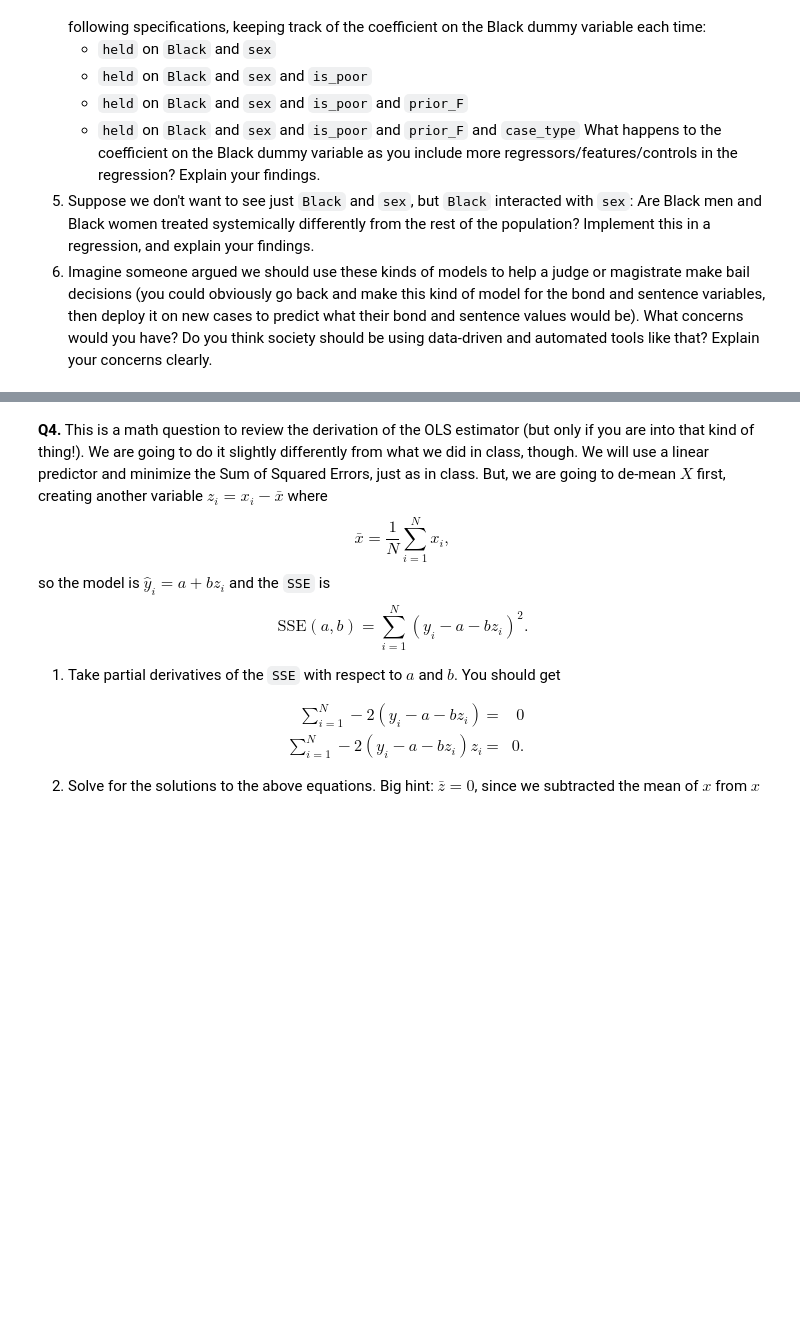
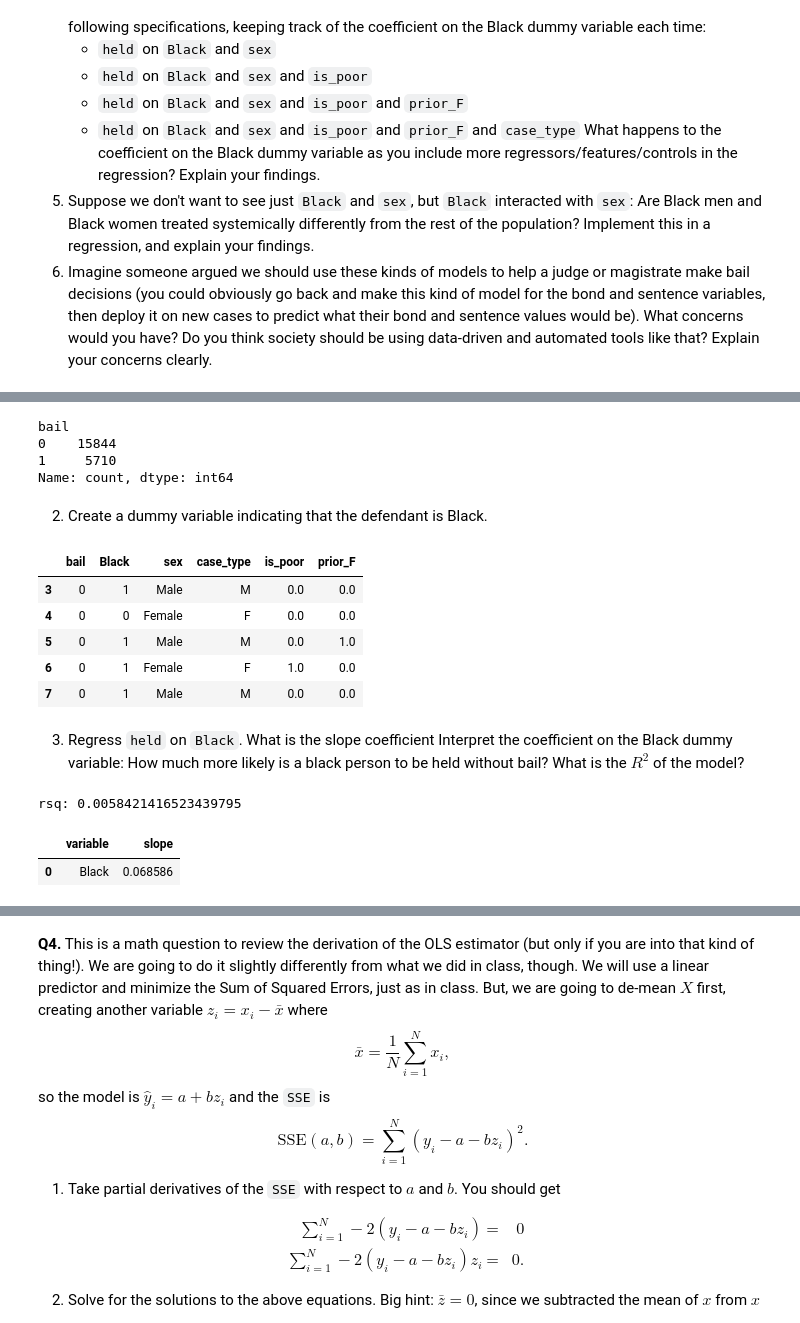
Before and after one commit to rafid-mirza/linearRegression, a Jupyter notebook: assignment.ipynb, the cells around one changed output, grey strips where cells are left out. Drawn from its saved outputs; the diff is of its cells as text; code cells hidden in the pictures; blank space fills up the shorter version.

```diff
--- a/assignment.ipynb
+++ b/assignment.ipynb
@@ -169,0 +289,51 @@ What happens to the coefficient on the Black dummy variable as you include more
+# %%
+# Perform the data transformations and selections
+df2['bail'] = df2['held_wo_bail'].astype(int)
+df2['sex'] = df2['sex'].map({'M': 'Male', 'F': 'Female'})
+df2['Black'] = (df2['race']=='B').astype(int)
+df3 = df2[['bail', 'Black', 'sex', 'case_type', 'is_poor', 'prior_F']].dropna()
+
+# Check the distribution of values in the 'bail_status' column
+bail_status_distribution = df3['bail'].value_counts()
+
+bail_status_distribution
+# %% [output]
+bail
+0    15844
+1     5710
+Name: count, dtype: int64
+# %% [markdown]
+2. Create a dummy variable indicating that the defendant is Black.
+# %%
+#Done above
+#df2['Black'] = (df2['race']=='B').astype(int)
+df3.head()
+# %% [output]
+|  | bail | Black | sex | case_type | is_poor | prior_F |
+| 3 | 0 | 1 | Male | M | 0.0 | 0.0 |
+| 4 | 0 | 0 | Female | F | 0.0 | 0.0 |
+| 5 | 0 | 1 | Male | M | 0.0 | 1.0 |
+| 6 | 0 | 1 | Female | F | 1.0 | 0.0 |
+| 7 | 0 | 1 | Male | M | 0.0 | 0.0 |
+# %% [markdown]
+3. Regress `held` on `Black`. What is the slope coefficient Interpret the coefficient on the Black dummy variable: How much more likely is a black person to be held without bail? What is the $R^2$ of the model?
+# %%
+from sklearn.linear_model import LinearRegression
+import numpy as np
+
+X = df3[['Black']]
+y = df3['bail']
+
+reg = LinearRegression().fit(X, y)
+
+result = pd.DataFrame({'variable': reg.feature_names_in_, 'slope':reg.coef_})
+result
+
+r_squared = reg.score(X, y)
+print("rsq: " + str(r_squared))
+
+result
+# %% [output]
+rsq: 0.0058421416523439795
+|  | variable | slope |
+| 0 | Black | 0.068586 |
```
Also changed, not shown: parts of 28 cells of this notebook.
